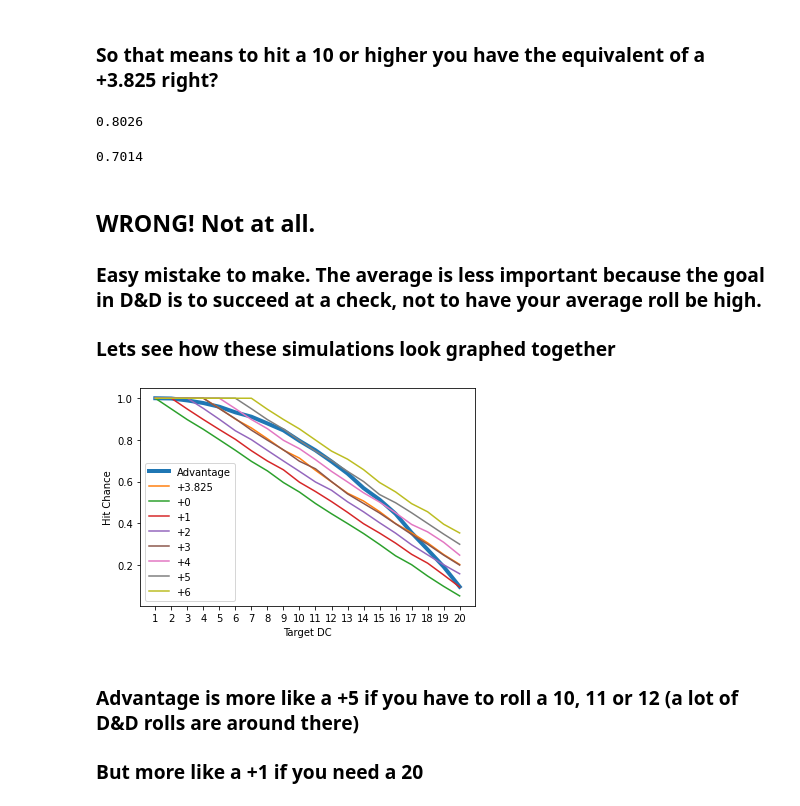
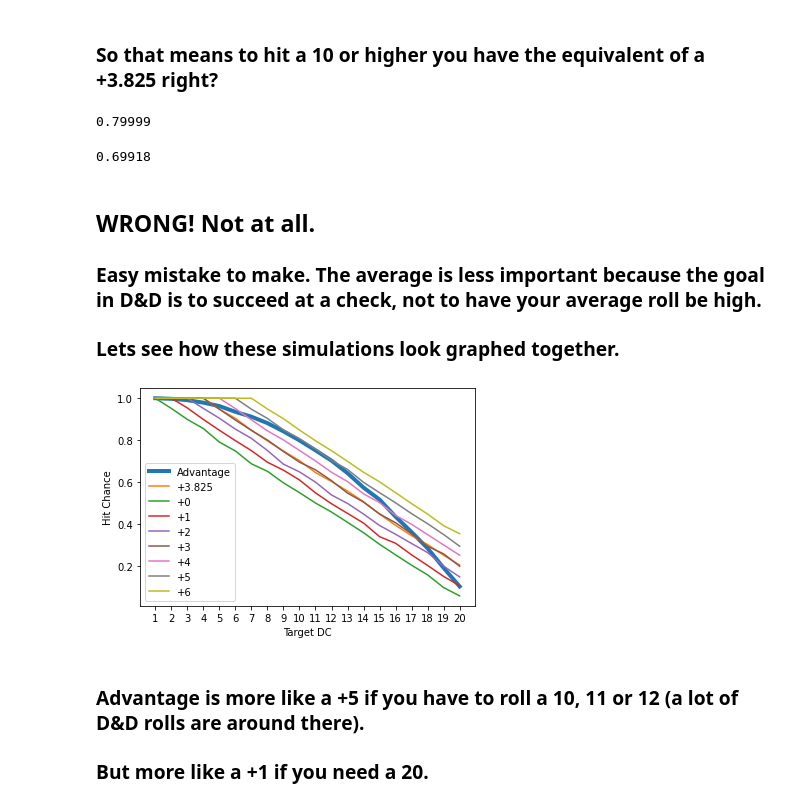
Before and after one commit to RobMcKnight/advantage_notebook, a Jupyter notebook: advantage.ipynb, the cells around one changed output. Saved outputs shown, nothing was run; the diff lists cells and outputs as text; code cells hidden in the pictures.

```diff
--- a/advantage.ipynb
+++ b/advantage.ipynb
@@ -50,47 +52,51 @@ def simulate_hitting(target, tactic, tries):
         if (tactic() >= target):
             hits += 1
     return hits/tries
-# %%
-simulate_hitting(10, roll_advantage, 10000)
-# %% [output]
-0.8026
-# %%
-simulate_hitting(10, roll_plus(3.285), 10000)
-# %% [output]
-0.7014
+# %%
+#roll advantage 100000 times
+simulate_hitting(10, roll_advantage, 100000)
+# %% [output]
+0.79999
+# %%
+#roll +3.825 100000 times
+simulate_hitting(10, roll_plus(3.825), 100000)
+# %% [output]
+0.69918
 # %% [markdown]
 ## **WRONG!** Not at all.
 ### Easy mistake to make. The average is less important because the goal in D&D is to succeed at a check, not to have your average roll be high.
 ###
-### Lets see how these simulations look graphed together
+### Lets see how these simulations look graphed together.
 # %%
 import matplotlib.pyplot as pyplot
 import numpy
 
-#simulate the chances to hit each value with advantage
-advantage_hits = numpy.array([ simulate_hitting(i, roll_advantage, 10000) for i in range(1, 21) ])
+# show target rolls from 1 to 20
+dcs = numpy.array(range(1,21))
 
-#simulate the chances to hit each value with plus average
-plus_hits = numpy.array([ simulate_hitting(i, roll_plus(3.825), 10000) for i in range(1, 21) ])
-dcs = numpy.array(range(1,21))
+# simulate the chances to hit each value with advantage
+advantage_hits = numpy.array([ simulate_hitting(i, roll_advantage, 10000) for i in dcs ])
+
+# simulate the chances to hit each value with plus average
+plus_hits = numpy.array([ simulate_hitting(i, roll_plus(3.825), 10000) for i in dcs ])
 
 pyplot.plot(dcs, advantage_hits, label="Advantage", linewidth=4)
 pyplot.plot(dcs, plus_hits, label="+3.825")
 
-#simulate the chances to hit each value with +0 up to +6
+# simulate the chances to hit each value with +0 up to +6
 for i in range(0,7):
-    hits = numpy.array([ simulate_hitting(j, roll_plus(i), 10000) for j in range(1, 21) ])
+    hits = numpy.array([ simulate_hitting(j, roll_plus(i), 10000) for j in dcs ])
     pyplot.plot(dcs, hits, label=f"+{i}")
 
-#plot on a pretty graph
+# plot on a pretty graph
 pyplot.xticks(dcs)
 pyplot.xlabel("Target DC")
 pyplot.ylabel("Hit Chance")
 pyplot.legend()
 
 pyplot.show()
 # %% [output]
-[figure, old version]
+[figure, new version]
 # %% [markdown]
-### Advantage is more like a +5 if you have to roll a 10, 11 or 12 (a lot of D&D rolls are around there)
-### But more like a +1 if you need a 20
+### Advantage is more like a +5 if you have to roll a 10, 11 or 12 (a lot of D&D rolls are around there).
+### But more like a +1 if you need a 20.
```
Also changed, not shown: parts of 4 cells of this notebook.
